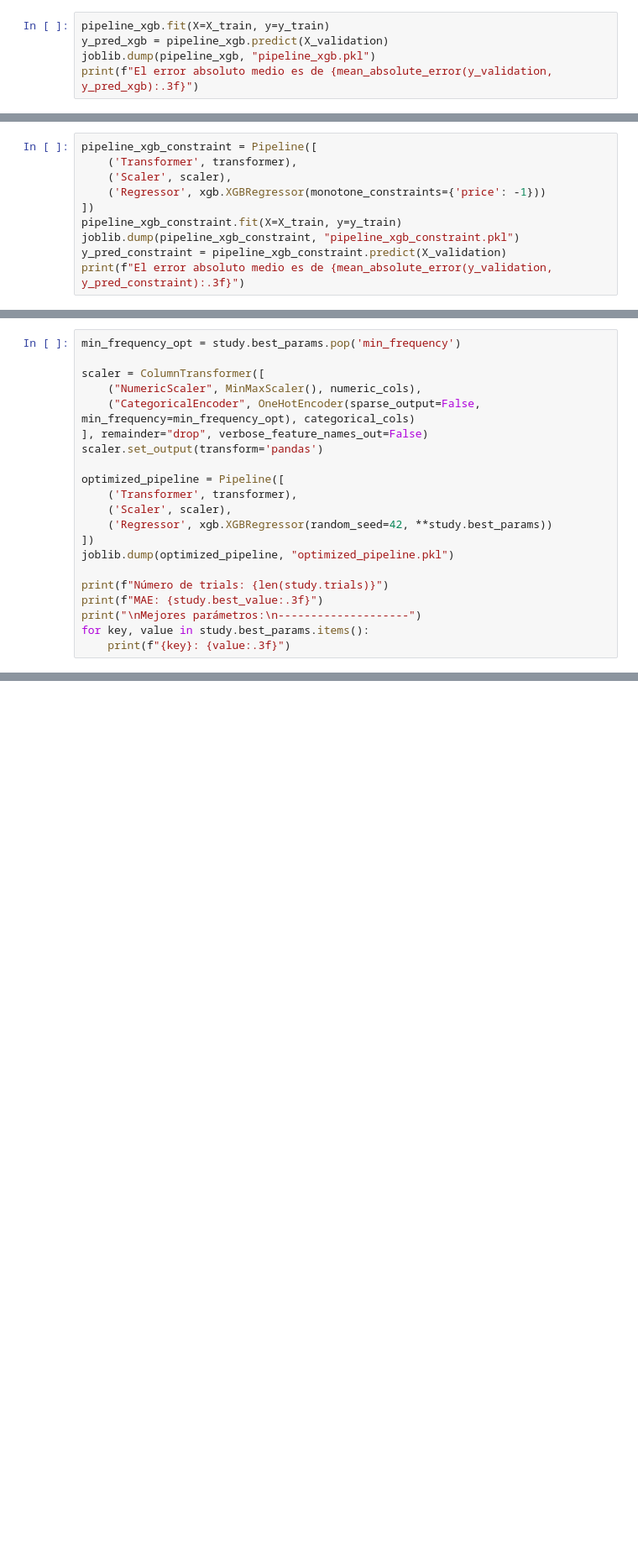
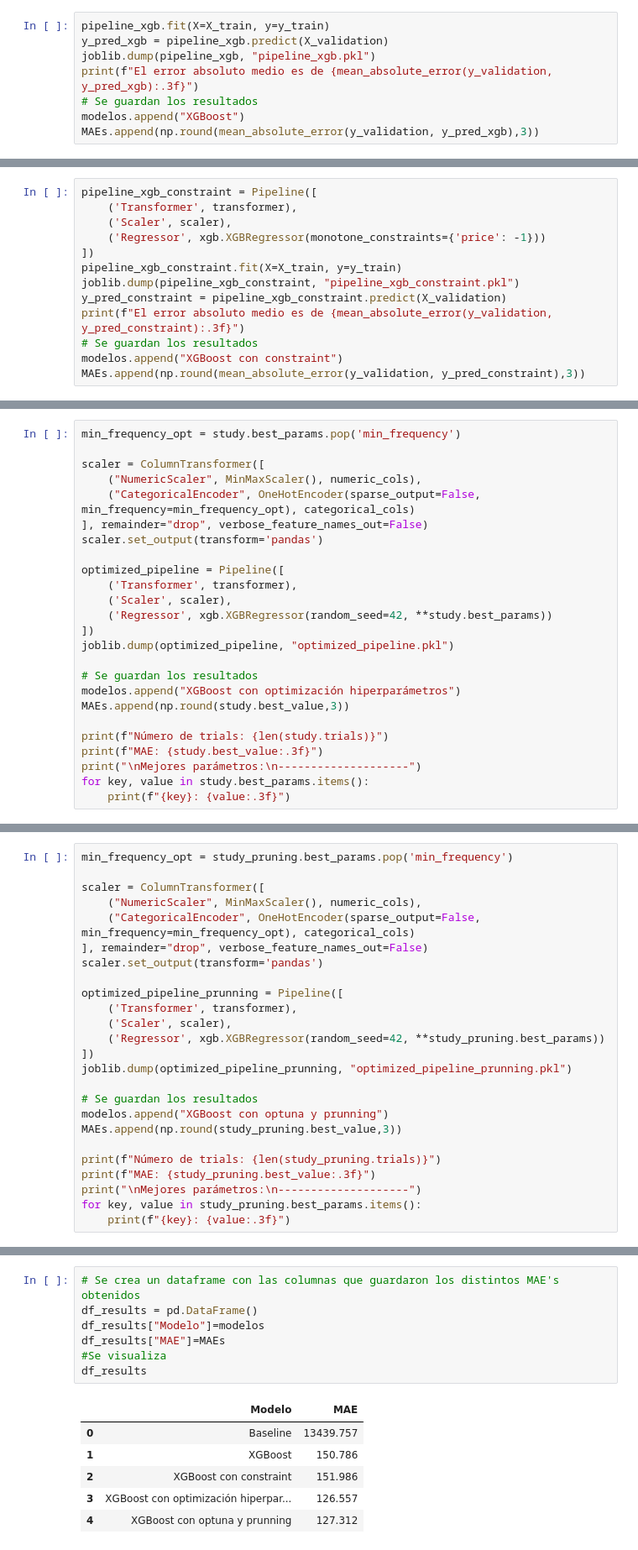
Before and after one commit to nicoacevedor/MDS7202, a Jupyter notebook: lab9/Lab9.ipynb, the cells around one changed output, grey strips where cells are left out. Shown at 84% size. Saved outputs shown, nothing was run; the diff lists cells and outputs as text; blank space fills up the shorter version.

```diff
--- a/lab9/Lab9.ipynb
+++ b/lab9/Lab9.ipynb
@@ -195,4 +207,7 @@ pipeline_xgb.fit(X=X_train, y=y_train)
 y_pred_xgb = pipeline_xgb.predict(X_validation)
 joblib.dump(pipeline_xgb, "pipeline_xgb.pkl")
 print(f"El error absoluto medio es de {mean_absolute_error(y_validation, y_pred_xgb):.3f}")
+# Se guardan los resultados
+modelos.append("XGBoost")
+MAEs.append(np.round(mean_absolute_error(y_validation, y_pred_xgb),3))
 # %% [output]
@@ -225,4 +240,7 @@ pipeline_xgb_constraint.fit(X=X_train, y=y_train)
 joblib.dump(pipeline_xgb_constraint, "pipeline_xgb_constraint.pkl")
 y_pred_constraint = pipeline_xgb_constraint.predict(X_validation)
 print(f"El error absoluto medio es de {mean_absolute_error(y_validation, y_pred_constraint):.3f}")
+# Se guardan los resultados
+modelos.append("XGBoost con constraint")
+MAEs.append(np.round(mean_absolute_error(y_validation, y_pred_constraint),3))
 # %% [output]
@@ -337,6 +355,10 @@ optimized_pipeline = Pipeline([
 ])
 joblib.dump(optimized_pipeline, "optimized_pipeline.pkl")
 
+# Se guardan los resultados
+modelos.append("XGBoost con optimización hiperparámetros")
+MAEs.append(np.round(study.best_value,3))
+
 print(f"Número de trials: {len(study.trials)}")
 print(f"MAE: {study.best_value:.3f}")
 print("\nMejores parámetros:\n--------------------")
@@ -493,0 +598,25 @@ ValueError: Los datos no poseen ninguna columna con formato fecha
+# %%
+min_frequency_opt = study_pruning.best_params.pop('min_frequency')
+
+scaler = ColumnTransformer([
+    ("NumericScaler", MinMaxScaler(), numeric_cols),
+    ("CategoricalEncoder", OneHotEncoder(sparse_output=False, min_frequency=min_frequency_opt), categorical_cols)
+], remainder="drop", verbose_feature_names_out=False)
+scaler.set_output(transform='pandas')
+
+optimized_pipeline_prunning = Pipeline([
+    ('Transformer', transformer),
+    ('Scaler', scaler),
+    ('Regressor', xgb.XGBRegressor(random_seed=42, **study_pruning.best_params))
+])
+joblib.dump(optimized_pipeline_prunning, "optimized_pipeline_prunning.pkl")
+
+# Se guardan los resultados
+modelos.append("XGBoost con optuna y prunning")
+MAEs.append(np.round(study_pruning.best_value,3))
+
+print(f"Número de trials: {len(study_pruning.trials)}")
+print(f"MAE: {study_pruning.best_value:.3f}")
+print("\nMejores parámetros:\n--------------------")
+for key, value in study_pruning.best_params.items():
+    print(f"{key}: {value:.3f}")
@@ -518,3 +674,17 @@ Comente sus resultados: ¿Desde qué *trial* se empiezan a observar mejoras nota
 Finalmente, genere una tabla resumen del MAE obtenido en los 5 modelos entrenados (desde Baseline hasta XGBoost con Constraints, Optuna y Prunning) y compare sus resultados. ¿Qué modelo obtiene el mejor rendimiento?
 
 Por último, cargue el mejor modelo, prediga sobre el conjunto de test y reporte su MAE. ¿Existen diferencias con respecto a las métricas obtenidas en el conjunto de validación? ¿Porqué puede ocurrir esto?
+# %%
+# Se crea un dataframe con las columnas que guardaron los distintos MAE's obtenidos
+df_results = pd.DataFrame()
+df_results["Modelo"]=modelos
+df_results["MAE"]=MAEs
+#Se visualiza
+df_results
+# %% [output]
+|  | Modelo | MAE |
+| 0 | Baseline | 13439.757 |
+| 1 | XGBoost | 150.786 |
+| 2 | XGBoost con constraint | 151.986 |
+| 3 | XGBoost con optimización hiperpar... | 126.557 |
+| 4 | XGBoost con optuna y prunning | 127.312 |
```
Also changed, not shown: parts of 18 cells of this notebook.
